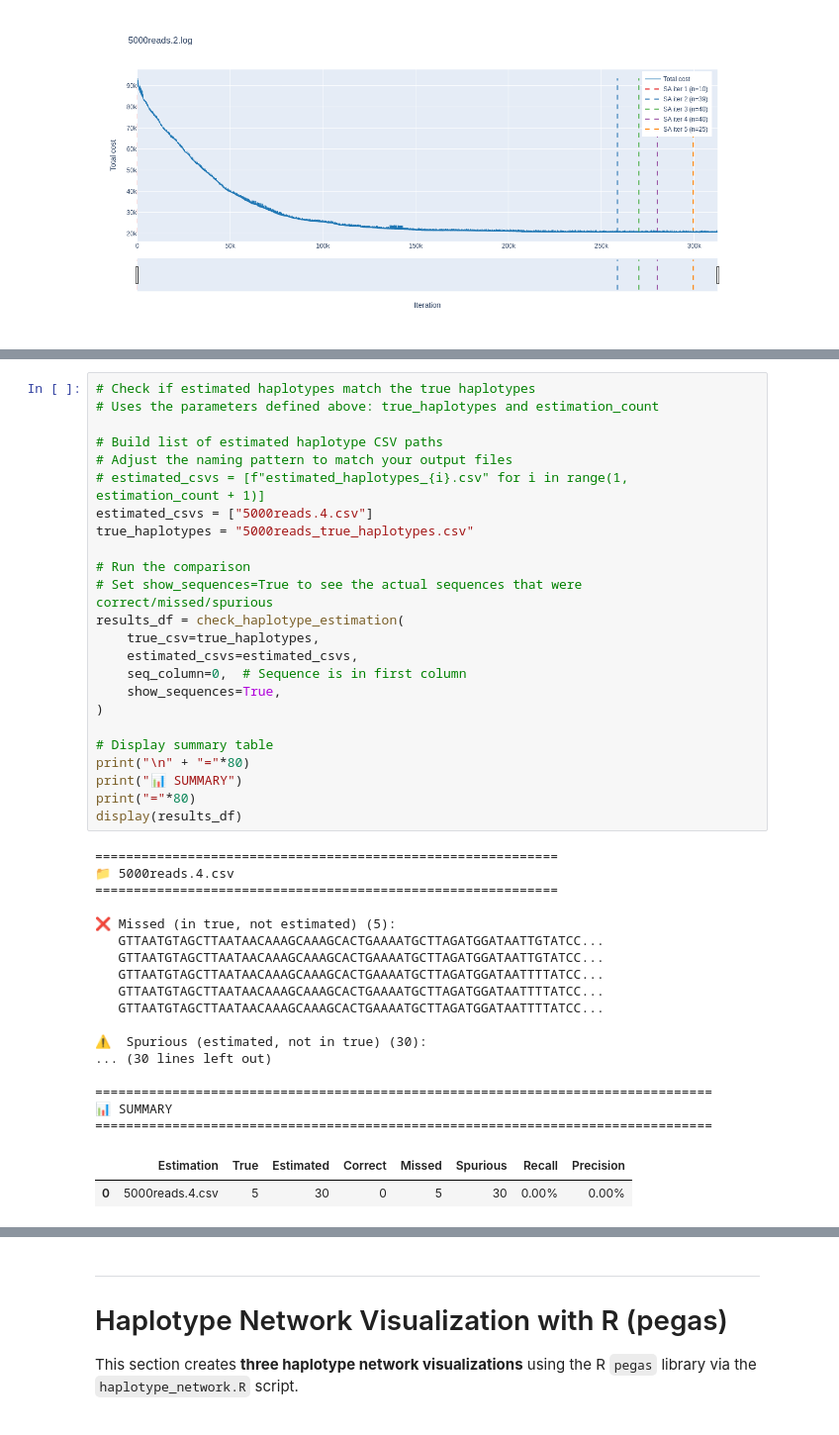
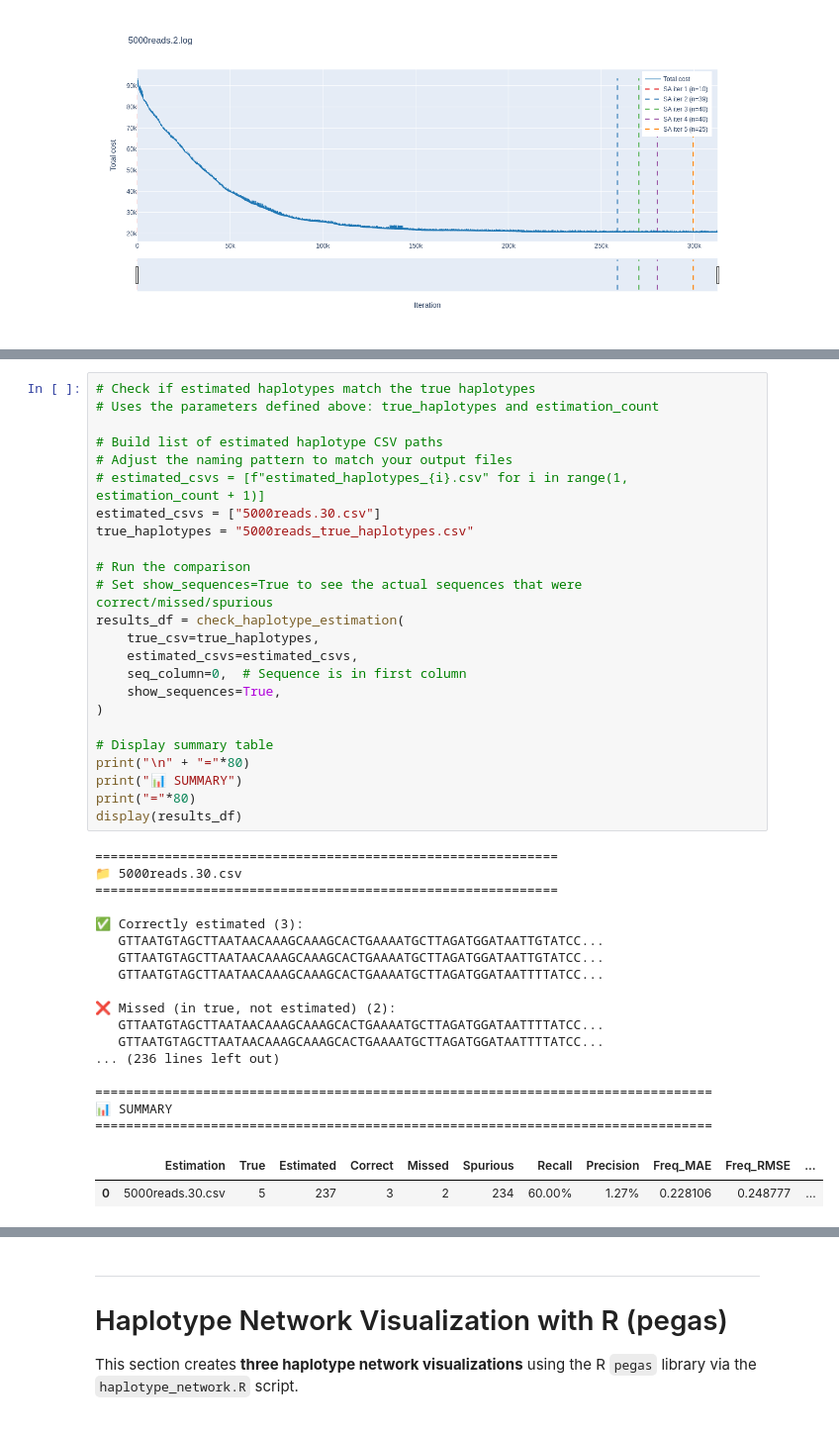
Before and after one commit to robinrheem/haplmate, a Jupyter notebook: analysis/haplotype_post_analysis.ipynb, the cells around one changed output, grey strips where cells are left out. Shown at 99% size. Cells and saved outputs as stored; diff of their text form.

```diff
--- a/analysis/haplotype_post_analysis.ipynb
+++ b/analysis/haplotype_post_analysis.ipynb
@@ -625,40 +631,40 @@ def check_haplotype_estimation(
 # Build list of estimated haplotype CSV paths
 # Adjust the naming pattern to match your output files
 # estimated_csvs = [f"estimated_haplotypes_{i}.csv" for i in range(1, estimation_count + 1)]
-estimated_csvs = ["5000reads.4.csv"]
+estimated_csvs = ["5000reads.30.csv"]
 true_haplotypes = "5000reads_true_haplotypes.csv"
 
 # Run the comparison
 # Set show_sequences=True to see the actual sequences that were correct/missed/spurious
 results_df = check_haplotype_estimation(
     true_csv=true_haplotypes,
     estimated_csvs=estimated_csvs,
     seq_column=0,  # Sequence is in first column
     show_sequences=True,
 )
 
 # Display summary table
 print("\n" + "="*80)
 print("📊 SUMMARY")
 print("="*80)
 display(results_df)
 # %% [output]
 ============================================================
-📁 5000reads.4.csv
+📁 5000reads.30.csv
 ============================================================
 
-❌ Missed (in true, not estimated) (5):
+✅ Correctly estimated (3):
    GTTAATGTAGCTTAATAACAAAGCAAAGCACTGAAAATGCTTAGATGGATAATTGTATCC...
    GTTAATGTAGCTTAATAACAAAGCAAAGCACTGAAAATGCTTAGATGGATAATTGTATCC...
    GTTAATGTAGCTTAATAACAAAGCAAAGCACTGAAAATGCTTAGATGGATAATTTTATCC...
+
+❌ Missed (in true, not estimated) (2):
    GTTAATGTAGCTTAATAACAAAGCAAAGCACTGAAAATGCTTAGATGGATAATTTTATCC...
    GTTAATGTAGCTTAATAACAAAGCAAAGCACTGAAAATGCTTAGATGGATAATTTTATCC...
-
-⚠️  Spurious (estimated, not in true) (30):
-... (30 lines left out)
+... (236 lines left out)
 
 ================================================================================
 📊 SUMMARY
 ================================================================================
-|  | Estimation | True | Estimated | Correct | Missed | Spurious | Recall | Precision |
-| 0 | 5000reads.4.csv | 5 | 30 | 0 | 5 | 30 | 0.00% | 0.00% |
+|  | Estimation | True | Estimated | Correct | Missed | Spurious | Recall | Precision | Freq_MAE | Freq_RMSE | ... |
+| 0 | 5000reads.30.csv | 5 | 237 | 3 | 2 | 234 | 60.00% | 1.27% | 0.228106 | 0.248777 | ... |
```
Also changed, not shown: parts of 7 cells of this notebook.
